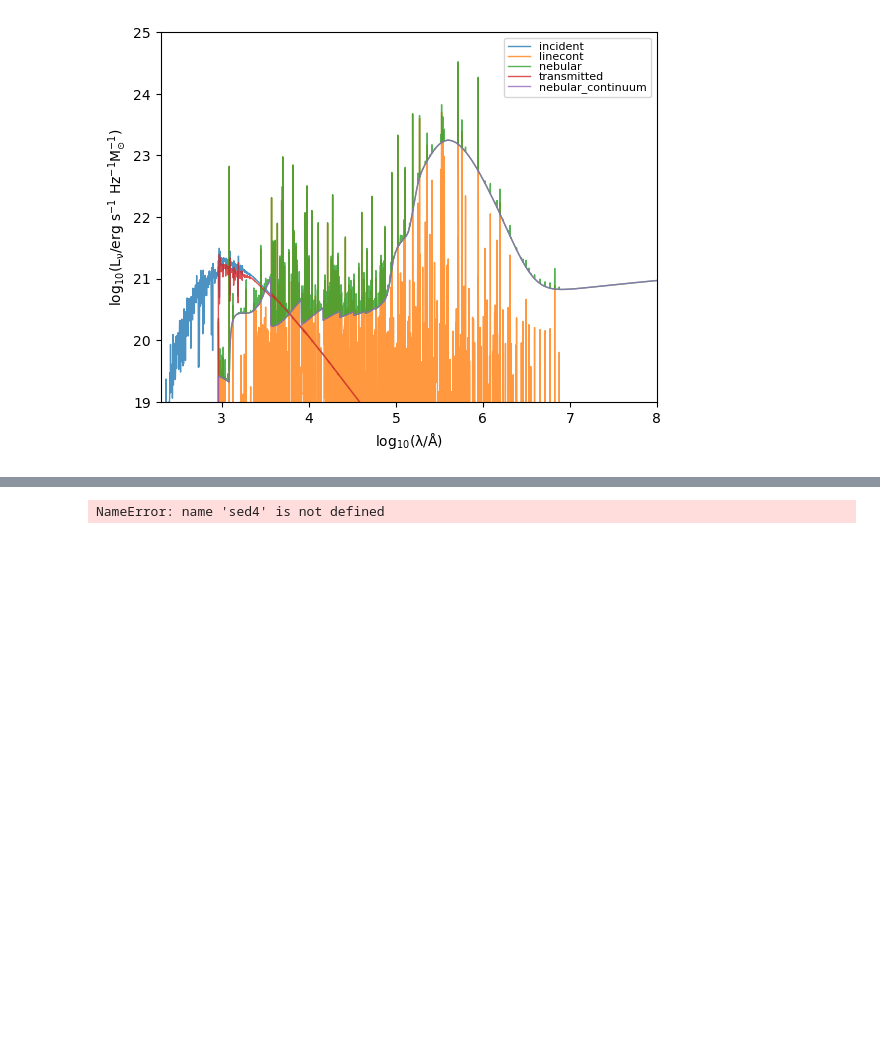
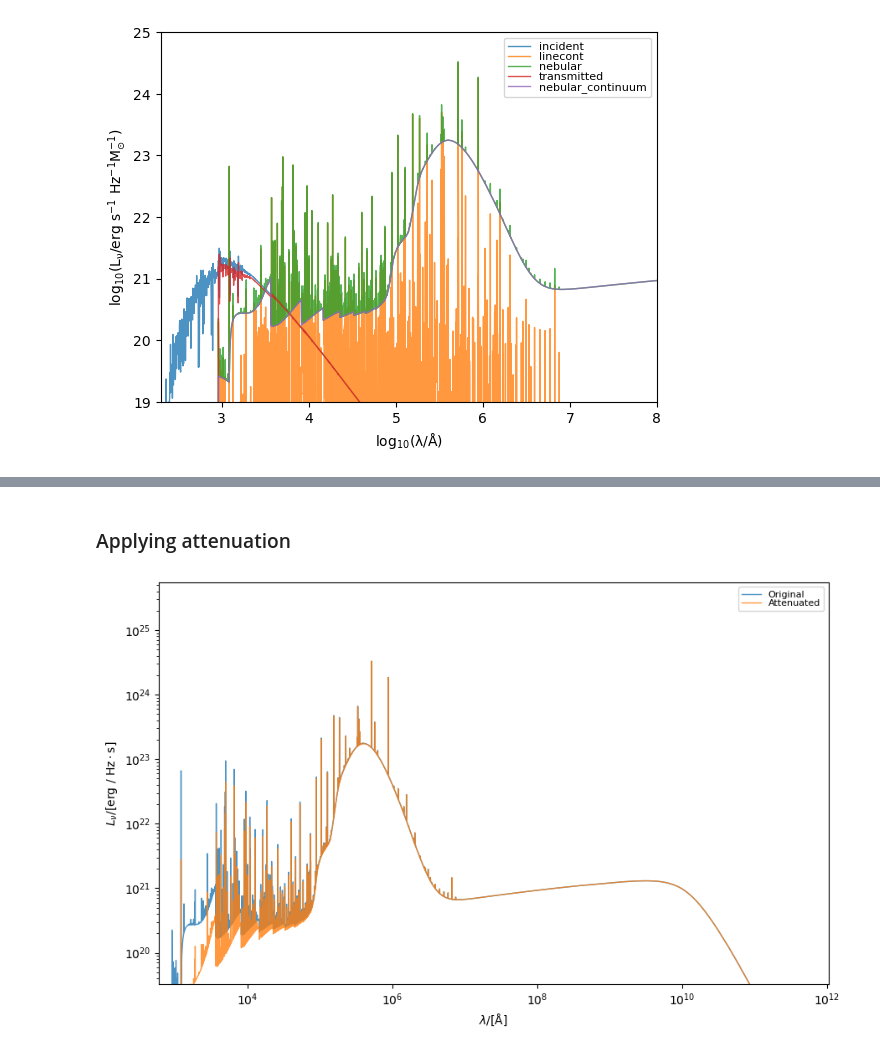
Before and after one commit to JiaHeak/Stellar-Population-Synthesis, a Jupyter notebook: Demo2.ipynb, the cells around one changed output, grey strips where cells are left out. Cells and saved outputs as stored; diff of their text form; code cells hidden in the pictures; blank space fills up the shorter version.

```diff
--- a/Demo2.ipynb
+++ b/Demo2.ipynb
@@ -166,13 +168,15 @@ fig, ax = sed.plot_spectra_as_rainbow()
+# %% [markdown]
+### Applying attenuation
 # %%
 from synthesizer.emission_models.attenuation import PowerLaw
 
-sed4_att = sed4.apply_attenuation(tau_v=0.7, dust_curve=PowerLaw(-1.0))
+sed_att = sed.apply_attenuation(tau_v=0.7, dust_curve=PowerLaw(-1.0))
 
 # Integrate the multidimensional spectra
-int_sed4 = sed4.sum()
-int_sed4_att = sed4_att.sum()
+int_sed = sed.sum()
+int_sed_att = sed_att.sum()
 
-fig, ax = int_sed4.plot_spectra(label="Original")
-fig, ax = int_sed4_att.plot_spectra(label="Attenuated", fig=fig, ax=ax)
+fig, ax = int_sed.plot_spectra(label="Original", figsize=(10,8))
+fig, ax = int_sed_att.plot_spectra(label="Attenuated", fig=fig, ax=ax)
 # %% [output]
-NameError: name 'sed4' is not defined
+[figure, added]
```
Also changed, not shown: parts of 16 cells of this notebook.
